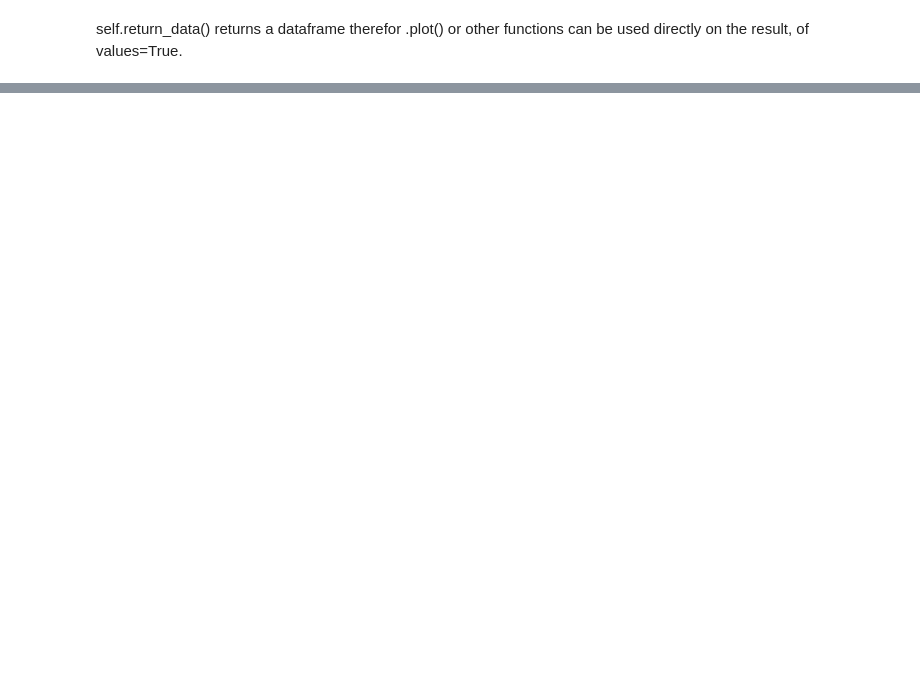
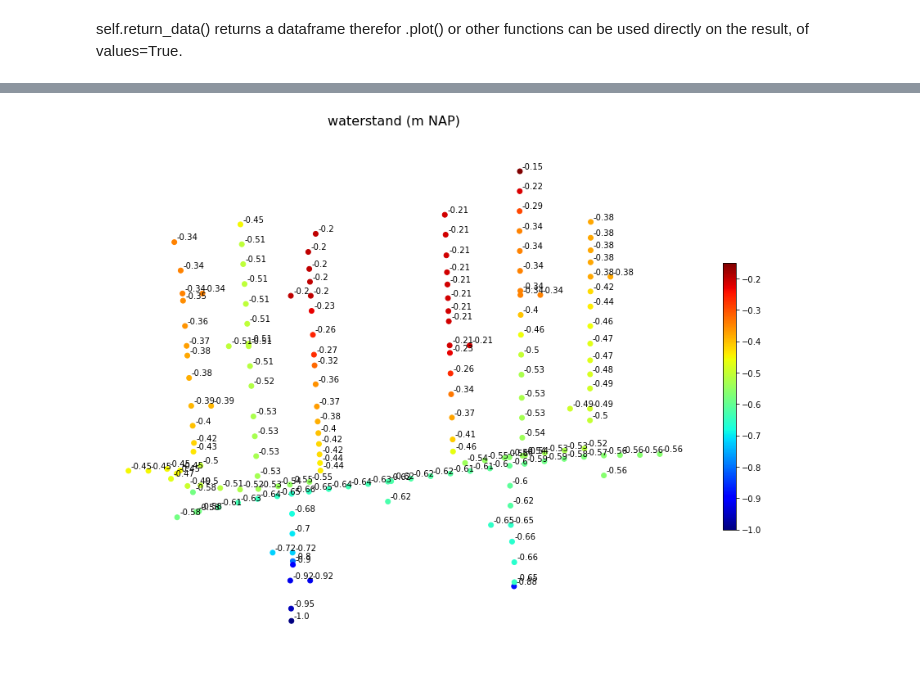
Before and after one commit to thomas-wsbd/wsbd-tools, a Jupyter notebook: examples_notebook.ipynb, the cells around one changed output, grey strips where cells are left out. Cells and saved outputs as stored; diff of their text form; code cells hidden in the pictures; blank space fills up the shorter version.

```diff
--- a/examples_notebook.ipynb
+++ b/examples_notebook.ipynb
@@ -178,0 +275,6 @@ h.return_data(theme=2,parameter=1318,location=52300,startdate='20180101',enddate
+# %%
+import hkvsobekpy as hkv
+
+his_file = 'test_data\\hkvsobekpy\\CALCPNT.HIS' # binary his-file
+calcpnt = hkv.read_his.ReadMetadata(his_file).DataFrame() # read the file, convert to dataframe
+calcpnt
@@ -178,0 +296,3 @@ h.return_data(theme=2,parameter=1318,location=52300,startdate='20180101',enddate
+# %%
+waterlvl = calcpnt.T.loc['Waterlevel  (m AD)  '] # waterlevels and transpose, such that index is equal to nodes
+waterlvl
@@ -178,0 +313,7 @@ h.return_data(theme=2,parameter=1318,location=52300,startdate='20180101',enddate
+# %%
+import geopandas as gpd
+
+network_file = 'test_data\\hkvsobekpy\\NETWORK_n.shp'
+gdf = gpd.read_file(network_file) # read the node network file
+gdf.crs = {'init': 'epsg:28992'}
+gdf
@@ -178,0 +334,7 @@ h.return_data(theme=2,parameter=1318,location=52300,startdate='20180101',enddate
+# %%
+import pandas as pd
+
+waterlvl = gdf.merge(waterlvl, left_on='ID', right_index=True, how='right') # merge waterlevels on network nodes
+columns = [str(column) for column in waterlvl.columns] # from timestamp columns to string
+waterlvl.columns = columns
+waterlvl
@@ -178,0 +355,11 @@ h.return_data(theme=2,parameter=1318,location=52300,startdate='20180101',enddate
+# %%
+import matplotlib.pyplot as plt
+
+ax = waterlvl.plot(column='2013-02-20 00:00:00', figsize=(16,12), legend=True, cmap='jet', legend_kwds={'shrink': 0.5}) # plot waterlevel on last timestep
+for x, y, label in zip(waterlvl.geometry.x, waterlvl.geometry.y, waterlvl['2013-02-20 00:00:00']): # annotate the waterlevel of last timestep
+    ax.annotate(round(label,2), xy=(x, y), xytext=(3, 3), textcoords="offset points")
+plt.title('waterstand (m NAP)', size=16)
+plt.axis('equal')
+plt.axis('off');
+# %% [output]
+[figure, added]
```
Also changed, not shown: parts of 26 cells of this notebook.
